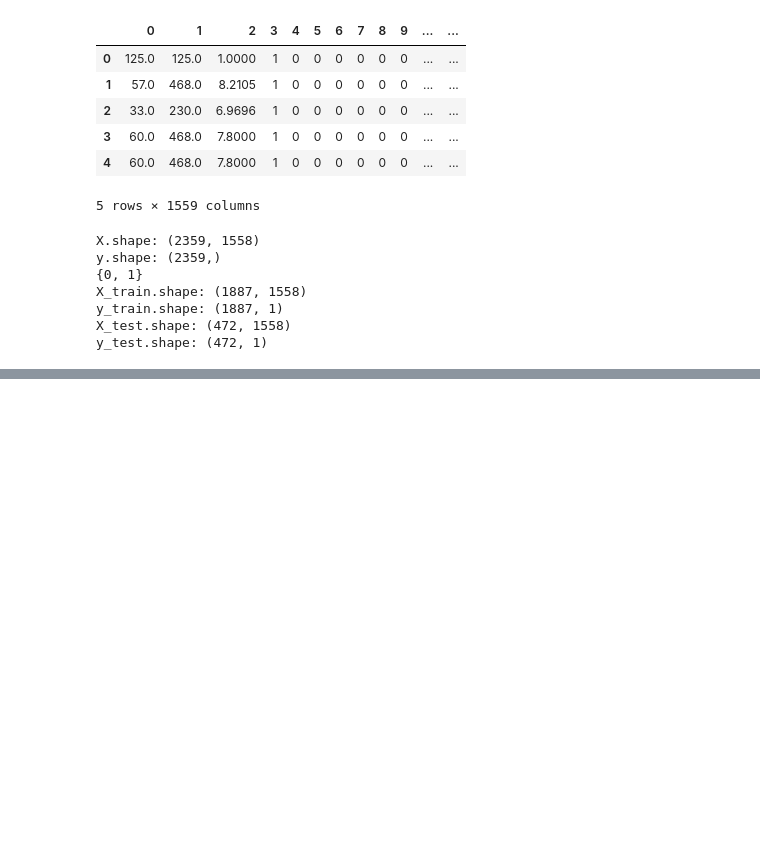
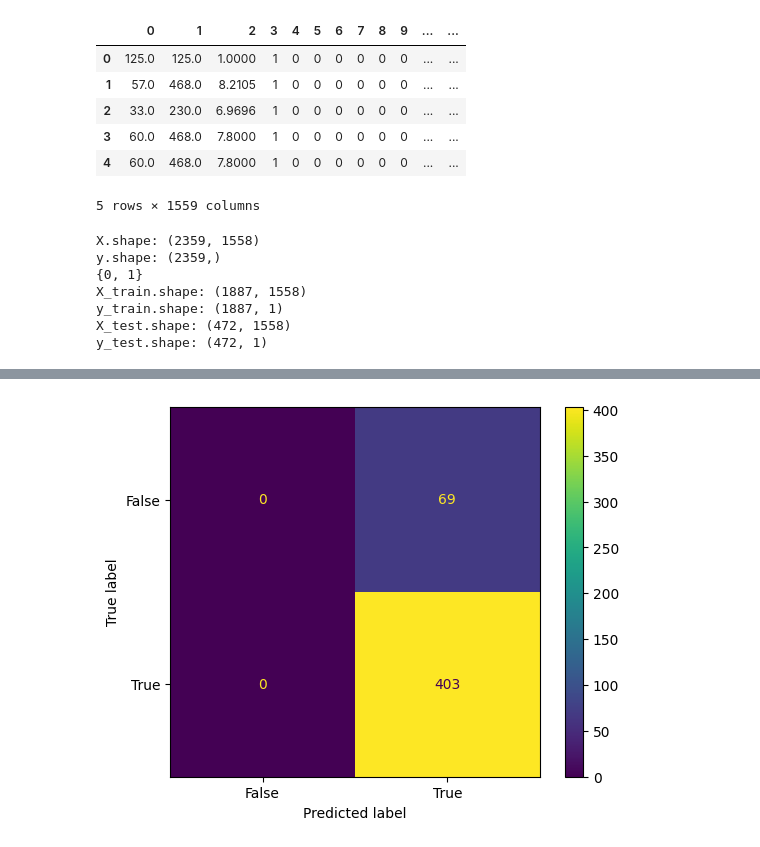
Before and after one commit to 1kzpro/comp-5630-project, a Jupyter notebook: mlp.ipynb, the cells around one changed output, grey strips where cells are left out. Drawn from its saved outputs; the diff is of its cells as text; code cells hidden in the pictures; blank space fills up the shorter version.

Commit message:
metrics

```diff
--- a/mlp.ipynb
+++ b/mlp.ipynb
@@ -289,0 +323,13 @@ plt.grid(True)
+# %%
+y_pred = np.copy(hat_y_test)
+y_pred[y_pred >= 0.5] = 1
+y_pred[y_pred < 0.5] = 0
+
+confusion_matrix = metrics.confusion_matrix(y_test, y_pred)
+
+cm_display = metrics.ConfusionMatrixDisplay(confusion_matrix = confusion_matrix, display_labels = [False, True])
+
+cm_display.plot()
+plt.show()
+# %% [output]
+[figure, added]
```
Also changed, not shown: parts of 7 cells of this notebook.
